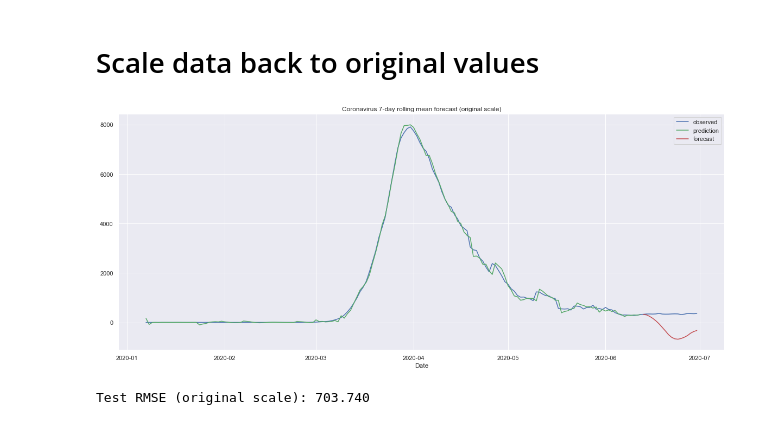
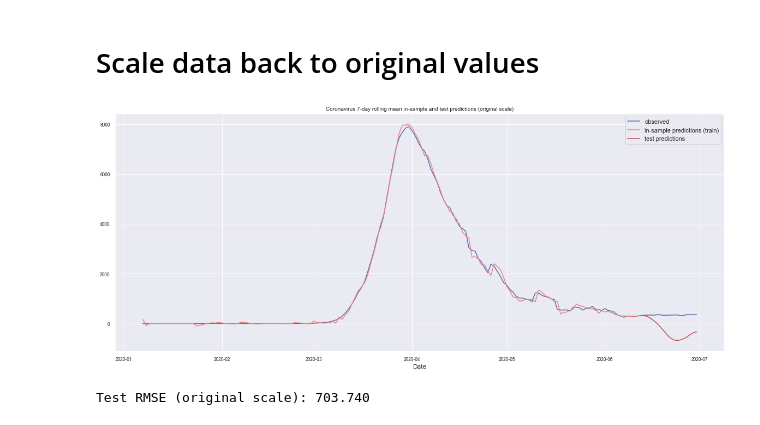
Before and after one commit to martaarozarena/KSchool-Master-Final-Project, a Jupyter notebook: Model_pipeline.ipynb, the cells around one changed output. Drawn from its saved outputs; the diff is of its cells as text; code cells hidden in the pictures.

```diff
--- a/Model_pipeline.ipynb
+++ b/Model_pipeline.ipynb
@@ -47,9 +47,10 @@ covid_ctry_varR = covid_ctry_var.rolling(7).mean().dropna()
 
 exogenous = pd.read_csv('./data/exogenas.csv', parse_dates=[0], index_col=[0])
 # %%
-# Exogenous data is already filtered by dates. We now need to filter the country and aply 7-day rolling mean:
+# We now need to filter the country/dates, and aply 7-day rolling mean:
 
 exogenous_ctry = exogenous.loc[:, exogenous.columns.str.contains(country)]
+exogenous_ctry = exogenous_ctry.loc[initialdate:enddate]
 
 # We apply the 7-day rolling mean, as in the endogenous data
 exogenous_ctryR = exogenous_ctry.rolling(7).mean().dropna()
@@ -80,7 +81,7 @@ X = scaled_input
 sc_out = MinMaxScaler(feature_range=(0, 1))
 scaled_output = sc_out.fit_transform(covid_ctry_varR.values.reshape(-1,1))
 scaled_output  = pd.Series(scaled_output.flatten(), index=covid_ctry_varR.index, name=covid_ctry_varR.name)
-y = scaled_output.resample('D').sum()
+y = scaled_output.resample('1D').sum()
 # %%
 print(y.shape, X.shape)
 y.plot()
@@ -292,8 +293,10 @@ DatetimeIndex(['2020-01-07', '2020-01-08', '2020-01-09', '2020-01-10',
                '2020-06-29', '2020-06-30'],
               dtype='datetime64[ns]', length=176, freq=None)
 # %%
-# Alternative way of doing it
-in_predictions = results2.predict(exog=X[:train_size])
+# Generate in-sample predictions (train)
+
+in_predictions = results2.predict(exog=X_train)
+
 #act = pd.DataFrame(scaled_output[train_size:])
 #plt.plot(y_train.index, y_train)
 #plt.plot(in_predictions.index, in_predictions, color='blue', label='predictions')
@@ -386,20 +390,20 @@ testPredictS = pd.Series(testPredict.flatten(), index=covid_ctry_varR[train_size
 # %%
 # plot the data
 plt.plot(covid_ctry_varR.index, covid_ctry_varR, label='observed')
 
 # plot your mean predictions
-plt.plot(trainPredictS.index, trainPredictS, color='g', label='prediction')
+plt.plot(trainPredictS.index, trainPredictS, color='lightcoral', label='in-sample predictions (train)')
 
-plt.plot(testPredictS.index, testPredictS, color='r', label='forecast')
+plt.plot(testPredictS.index, testPredictS, color='r', label='test predictions')
 
 # set labels, legends and show plot
 plt.xlabel('Date')
-plt.title('Coronavirus 7-day rolling mean forecast (original scale)')
+plt.title('Coronavirus 7-day rolling mean in-sample and test predictions (original scale)')
 plt.rcParams["figure.figsize"] = (20, 8)
 plt.legend()
 plt.show()
 # %% [output]
-[figure, old version]
+[figure, new version]
 # %%
 print("Test RMSE (original scale): %.3f" % np.sqrt(mean_squared_error(covid_ctry_varR[train_size:], testPredictS)))
 # %% [output]
```
Also changed, not shown: parts of 7 cells of this notebook.
